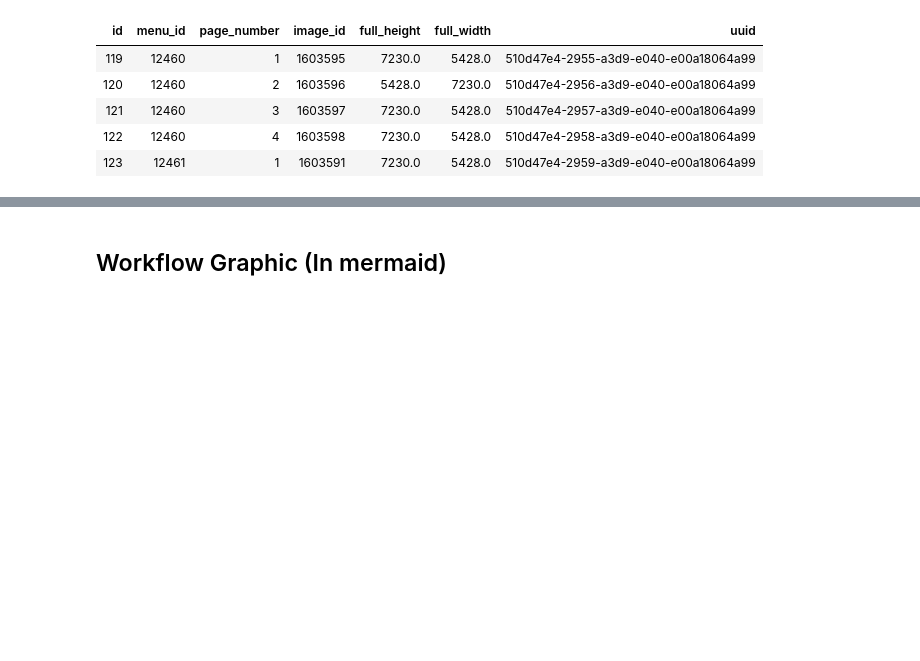
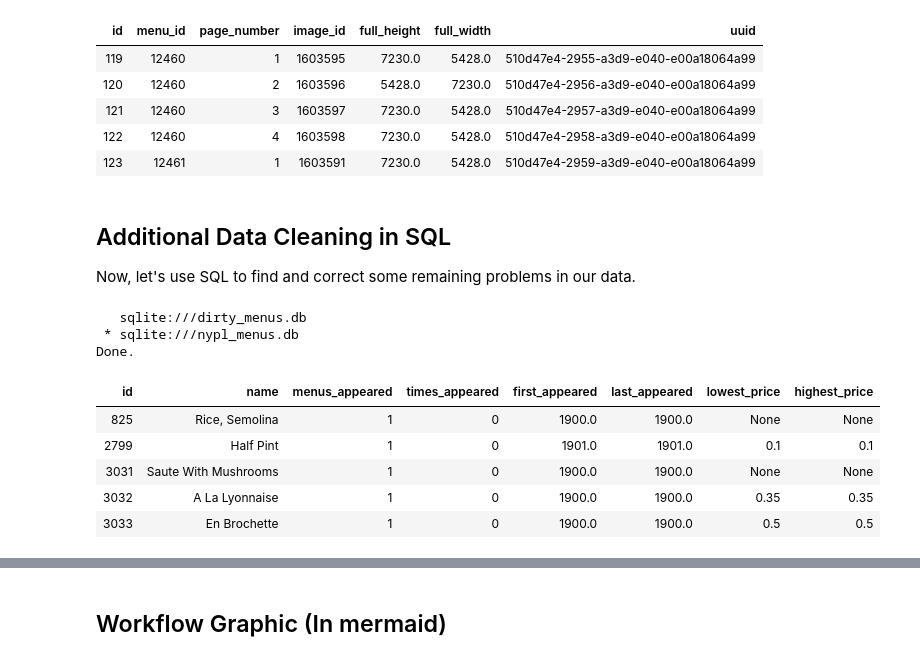
Before and after one commit to brendanpshea/data_clean_nypl, a Jupyter notebook: New_York_Public_Library_Menus_Clean.ipynb, the cells around one changed output, grey strips where cells are left out. Drawn from its saved outputs; the diff is of its cells as text; code cells hidden in the pictures; blank space fills up the shorter version.

```diff
--- a/New_York_Public_Library_Menus_Clean.ipynb
+++ b/New_York_Public_Library_Menus_Clean.ipynb
@@ -1023,3 +1024,25 @@ Done.
 | 121 | 12460 | 3 | 1603597 | 7230.0 | 5428.0 | 510d47e4-2957-a3d9-e040-e00a18064a99 |
 | 122 | 12460 | 4 | 1603598 | 7230.0 | 5428.0 | 510d47e4-2958-a3d9-e040-e00a18064a99 |
 | 123 | 12461 | 1 | 1603591 | 7230.0 | 5428.0 | 510d47e4-2959-a3d9-e040-e00a18064a99 |
+# %% [markdown]
+## Additional Data Cleaning in SQL
+
+Now, let's use SQL to find and correct some remaining problems in our data.
+# %%
+%%sql
+-- Find dishes without menuitems
+SELECT dishes.*
+FROM dishes
+LEFT JOIN menuitems ON dishes.id = menuitems.dish_id
+WHERE menuitems.id IS NULL
+LIMIT 5;
+# %% [output]
+   sqlite:///dirty_menus.db
+ * sqlite:///nypl_menus.db
+Done.
+| id | name | menus_appeared | times_appeared | first_appeared | last_appeared | lowest_price | highest_price |
+| 825 | Rice, Semolina | 1 | 0 | 1900.0 | 1900.0 | None | None |
+| 2799 | Half Pint | 1 | 0 | 1901.0 | 1901.0 | 0.1 | 0.1 |
+| 3031 | Saute With Mushrooms | 1 | 0 | 1900.0 | 1900.0 | None | None |
+| 3032 | A La Lyonnaise | 1 | 0 | 1900.0 | 1900.0 | 0.35 | 0.35 |
+| 3033 | En Brochette | 1 | 0 | 1900.0 | 1900.0 | 0.5 | 0.5 |
```
Also changed, not shown: parts of 8 cells of this notebook.
